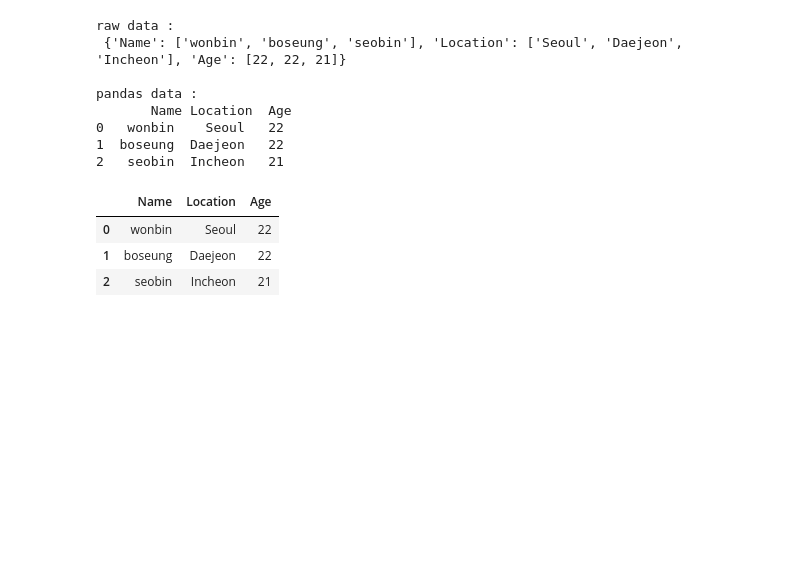
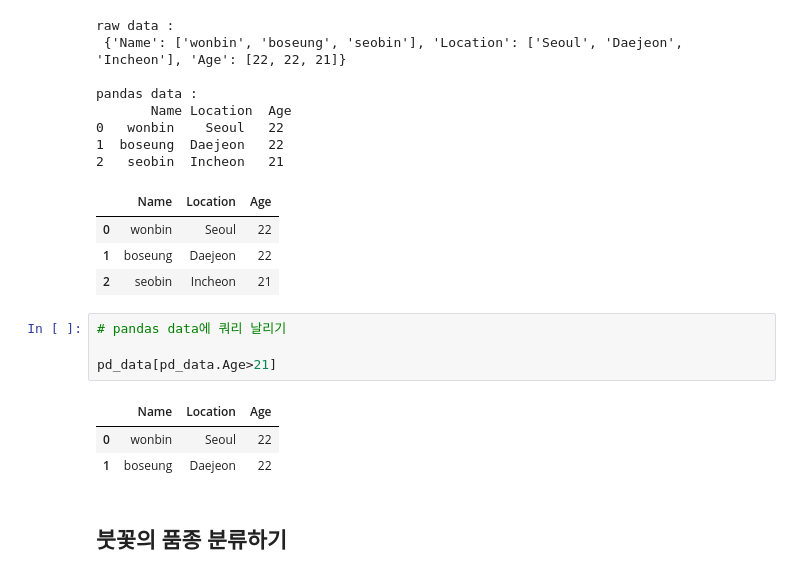
Before and after one commit to 1bin01/Machine-Learning, a Jupyter notebook: Introduction-to-Machine-Learning/Cp1_Introduction.ipynb, the cells around one changed output. Cells and saved outputs as stored; diff of their text form; blank space fills up the shorter version.

```diff
--- a/Introduction-to-Machine-Learning/Cp1_Introduction.ipynb
+++ b/Introduction-to-Machine-Learning/Cp1_Introduction.ipynb
@@ -67,3 +67,13 @@ pandas data :
 | 0 | wonbin | Seoul | 22 |
 | 1 | boseung | Daejeon | 22 |
 | 2 | seobin | Incheon | 21 |
+# %%
+# pandas data에 쿼리 날리기
+
+pd_data[pd_data.Age>21]
+# %% [output]
+|  | Name | Location | Age |
+| 0 | wonbin | Seoul | 22 |
+| 1 | boseung | Daejeon | 22 |
+# %% [markdown]
+## 붓꽃의 품종 분류하기
```
Also changed, not shown: parts of 4 cells of this notebook.
